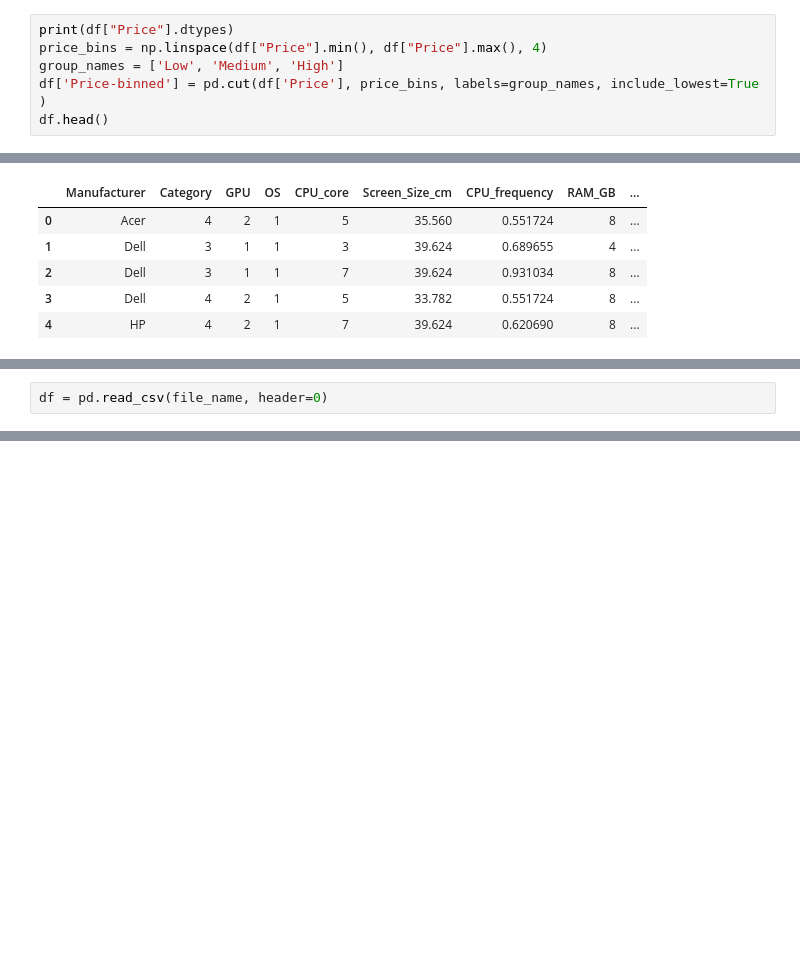
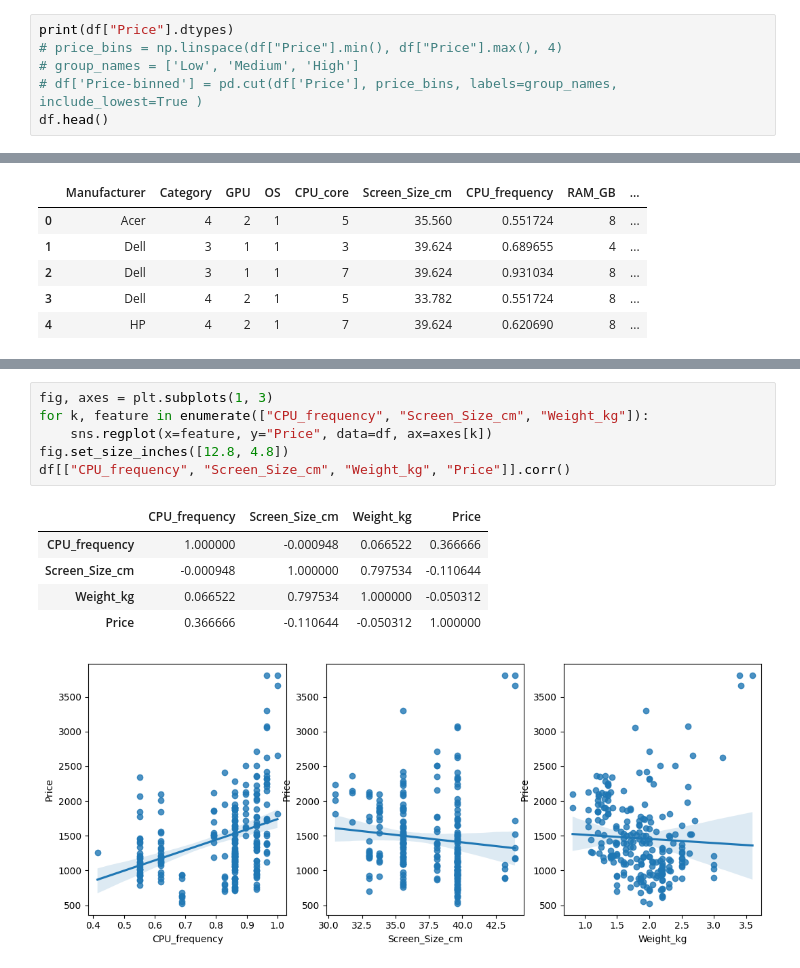
Before and after one commit to mjt-izadi/laptop-price, a Jupyter notebook: laptops_pricing.ipynb, the cells around one changed output, grey strips where cells are left out. Cells and saved outputs as stored; diff of their text form; blank space fills up the shorter version.

```diff
--- a/laptops_pricing.ipynb
+++ b/laptops_pricing.ipynb
@@ -104,9 +96,9 @@ float64
 Binning is a process of creating a categorical attribute which splits the values of a continuous data into a specified number of groups. The attribute price is considered in 3 bins, named "Low", "Medium" and "High". The new attribute will be named "Price-binned".
 # %%
 print(df["Price"].dtypes)
-price_bins = np.linspace(df["Price"].min(), df["Price"].max(), 4)
-group_names = ['Low', 'Medium', 'High']
-df['Price-binned'] = pd.cut(df['Price'], price_bins, labels=group_names, include_lowest=True )
+# price_bins = np.linspace(df["Price"].min(), df["Price"].max(), 4)
+# group_names = ['Low', 'Medium', 'High']
+# df['Price-binned'] = pd.cut(df['Price'], price_bins, labels=group_names, include_lowest=True )
 df.head()
 # %% [output]
 int64
@@ -215,2 +130,0 @@ Import the file to a pandas dataframe.
-# %%
-df = pd.read_csv(file_name, header=0)
@@ -467,0 +168,13 @@ Copyright © 2023 IBM Corporation. All rights reserved.
+# %%
+fig, axes = plt.subplots(1, 3)
+for k, feature in enumerate(["CPU_frequency", "Screen_Size_cm", "Weight_kg"]):
+    sns.regplot(x=feature, y="Price", data=df, ax=axes[k])
+fig.set_size_inches([12.8, 4.8])
+df[["CPU_frequency", "Screen_Size_cm", "Weight_kg", "Price"]].corr()
+# %% [output]
+|  | CPU_frequency | Screen_Size_cm | Weight_kg | Price |
+| CPU_frequency | 1.000000 | -0.000948 | 0.066522 | 0.366666 |
+| Screen_Size_cm | -0.000948 | 1.000000 | 0.797534 | -0.110644 |
+| Weight_kg | 0.066522 | 0.797534 | 1.000000 | -0.050312 |
+| Price | 0.366666 | -0.110644 | -0.050312 | 1.000000 |
+[figure, added]
```
Also changed, not shown: parts of 79 cells of this notebook.
